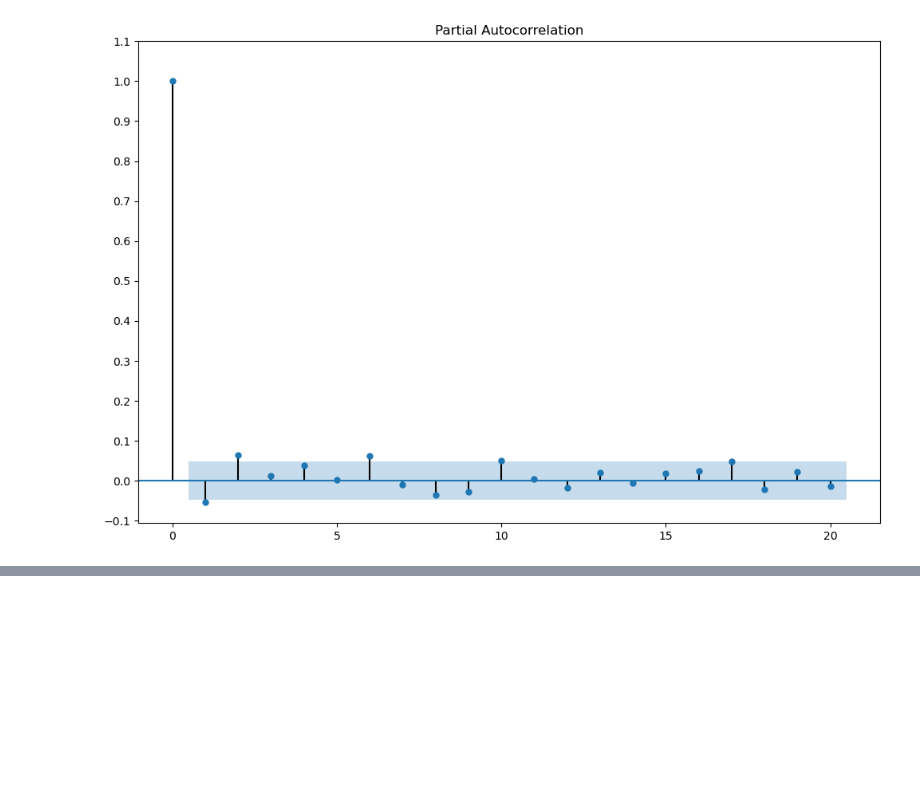
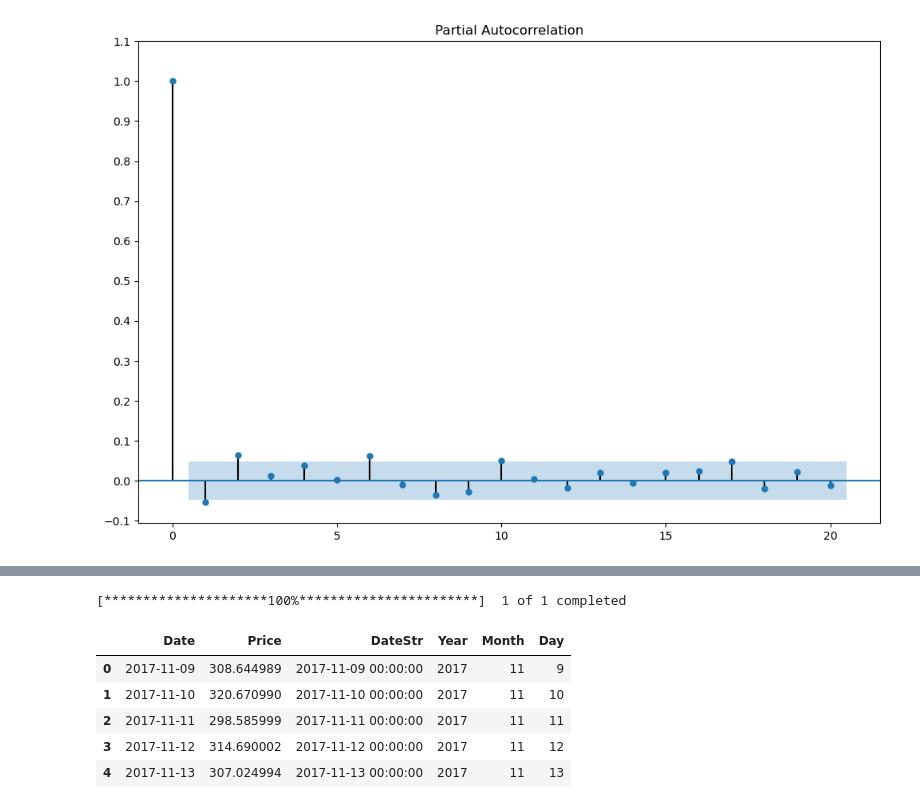
Before and after one commit to nazish-qamar/ethereum-price-prediction-api, a Jupyter notebook: ethereum-price-exploratory-data-analysis.ipynb, the cells around one changed output, grey strips where cells are left out. Saved outputs shown, nothing was run; the diff lists cells and outputs as text; code cells hidden in the pictures; blank space fills up the shorter version.

```diff
--- a/ethereum-price-exploratory-data-analysis.ipynb
+++ b/ethereum-price-exploratory-data-analysis.ipynb
@@ -258,0 +258,32 @@ plt.show ( )
+# %%
+#testing xgboost models
+import pandas as pd
+import xgboost as xgb
+
+today = datetime.today().strftime('%Y-%m-%d')
+start_date = '2016-01-01'
+eth_df = yf.download('ETH-USD', start_date, today)
+eth_df.reset_index(inplace=True)
+
+#taking opening price as the column of interest
+df = eth_df[["Date", "Open"]]
+new_names = {
+    "Open": "Price",
+}
+
+df.rename(columns=new_names, inplace=True)
+df['DateStr'] = [str(i) for i in df['Date']]
+df['Year'] = [int(i[0:4]) for i in df['DateStr']]
+df['Month']  = [int(i[5:7]) for i in df['DateStr']]
+df['Day'] = [int(i[8:11]) for i in df['DateStr']]
+# %% [output]
+[*********************100%***********************]  1 of 1 completed
+# %%
+df.head()
+# %% [output]
+|  | Date | Price | DateStr | Year | Month | Day |
+| 0 | 2017-11-09 | 308.644989 | 2017-11-09 00:00:00 | 2017 | 11 | 9 |
+| 1 | 2017-11-10 | 320.670990 | 2017-11-10 00:00:00 | 2017 | 11 | 10 |
+| 2 | 2017-11-11 | 298.585999 | 2017-11-11 00:00:00 | 2017 | 11 | 11 |
+| 3 | 2017-11-12 | 314.690002 | 2017-11-12 00:00:00 | 2017 | 11 | 12 |
+| 4 | 2017-11-13 | 307.024994 | 2017-11-13 00:00:00 | 2017 | 11 | 13 |
```
Also changed, not shown: parts of 18 cells of this notebook, 5 other files.
